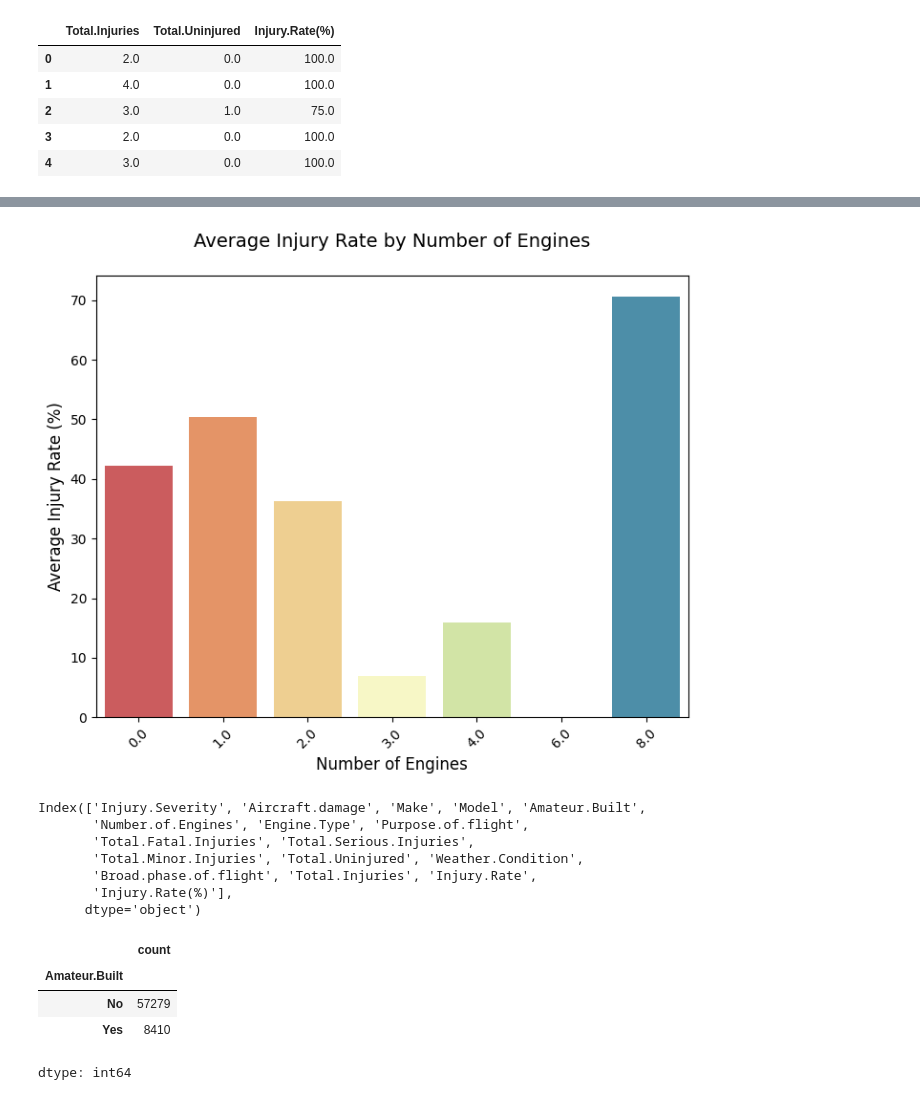
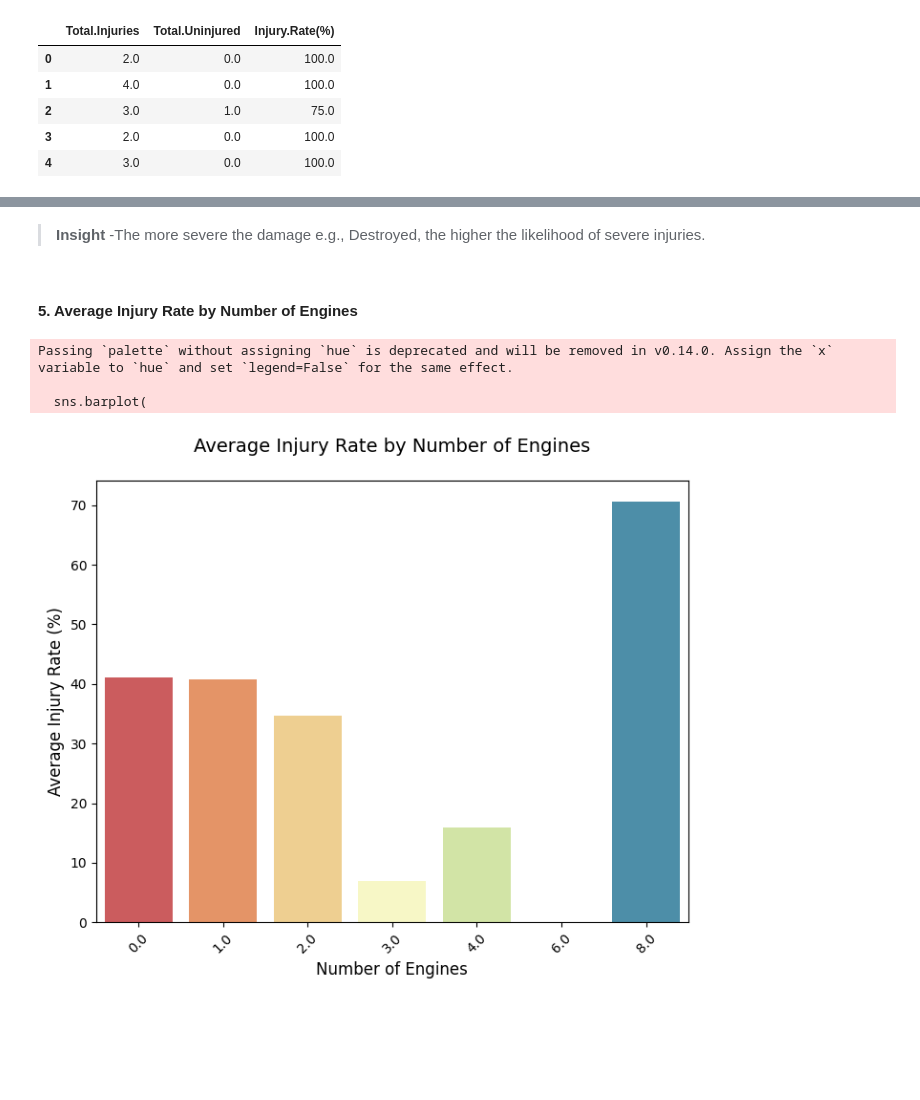
Before and after one commit to Calistus-design/Aircraft-Risk-Analysis-Project, a Jupyter notebook: student.ipynb, the cells around one changed output, grey strips where cells are left out. Drawn from its saved outputs; the diff is of its cells as text; code cells hidden in the pictures; blank space fills up the shorter version.

```diff
--- a/student.ipynb
+++ b/student.ipynb
@@ -138,8 +0,0 @@ dtype: int64
-# %%
-# Iterate over columns and print value_counts for columns with 30 or fewer unique values
-for column in df_copy.columns:
-    if df_copy[column].nunique() <= 30:
-        # print(f"Value counts for {column}:")
-        print(df_copy[column].value_counts())
-        print("\nTotal non-null", df_copy[column].value_counts().sum())
-        print("\n" + "="*30 + "\n")
@@ -225,0 +38,10 @@ key_features.head(3)
+# %%
+#load the dataset and display the first 5 rows
+df = pd.read_csv('AviationData.csv', encoding= 'latin-1')
+pd.set_option('display.max_columns', None) #displays all columns
+
+#create a copy of the dataframe to preserve the original
+df_AviationData = df.copy()
+
+#preview the dataframe
+df_AviationData.head()
@@ -225,0 +125,5 @@ key_features.head(3)
+# %%
+#drop columns related to identification,naming and others
+key_features = df_AviationData.drop(columns = ['Event.Id', 'Investigation.Type', 'Accident.Number', 'Event.Date',
+                        'Airport.Code','Latitude', 'Longitude', 'Airport.Name', 'FAR.Description', 'Registration.Number',
+                        'Report.Status', 'Publication.Date']).copy()
@@ -601,50 +518,34 @@ plt.show();
+# %% [markdown]
+> **Insight** -The more severe the damage e.g., Destroyed, the higher the likelihood of severe injuries.
+# %% [markdown]
+#### **5. Average Injury Rate by Number of Engines**
 # %%
-
 # Calculate the average Injury Rate for each Number of Engines category
 num_engines_injury_rate = (
-    key_features.groupby("Number.of.Engines")["Injury.Rate"]
+    key_features.groupby("Number.of.Engines")["Injury.Rate(%)"]
     .mean()
     .round(2)
     .sort_values(ascending=False)
 )
 
 # Plot (Vertical Bar Chart)
 plt.figure(figsize=(8, 6))
 sns.barplot(
-    x=num_engines_injury_rate.index,
-    y=num_engines_injury_rate.values,
-    palette=sns.color_palette("Spectral", n_colors=len(num_engines_injury_rate)),
-    hue=num_engines_injury_rate.index
+    x=num_engines_injury_rate.index,  # Number of Engines on the x-axis
+    y=num_engines_injury_rate.values,  # Injury Rate on the y-axis
+    palette=sns.color_palette("Spectral", n_colors=len(num_engines_injury_rate))  # Gradient color palette
 )
 
 # Add title and labels
 plt.title("Average Injury Rate by Number of Engines\n", fontsize=14)
-plt.xlabel("Number of Engines", fontsize=12)  # Swap labels
+plt.xlabel("Number of Engines", fontsize=12)
 plt.ylabel("Average Injury Rate (%)", fontsize=12)
 
-# Remove legend (since hue is not used)
-plt.legend([], [], frameon=False)
-
-plt.xticks(rotation=45)  # Rotate x-axis labels if needed
+# Rotate x-axis labels if needed
+plt.xticks(rotation=45)
 plt.show()
 # %% [output]
+Passing `palette` without assigning `hue` is deprecated and will be removed in v0.14.0. Assign the `x` variable to `hue` and set `legend=False` for the same effect.
+
+  sns.barplot(
-[figure, old version]
+[figure, new version]
-# %%
-key_features
-# %% [output]
-Index(['Injury.Severity', 'Aircraft.damage', 'Make', 'Model', 'Amateur.Built',
-       'Number.of.Engines', 'Engine.Type', 'Purpose.of.flight',
-       'Total.Fatal.Injuries', 'Total.Serious.Injuries',
-       'Total.Minor.Injuries', 'Total.Uninjured', 'Weather.Condition',
-       'Broad.phase.of.flight', 'Total.Injuries', 'Injury.Rate',
-       'Injury.Rate(%)'],
-      dtype='object')
-# %%
-#unique values of Amateur.Built
-key_features['Amateur.Built'].value_counts()
-# %% [output]
-|  | count |
-| Amateur.Built |  |
-| No | 57279 |
-| Yes | 8410 |
-dtype: int64
```
Also changed, not shown: parts of 87 cells of this notebook, 1 other file.
